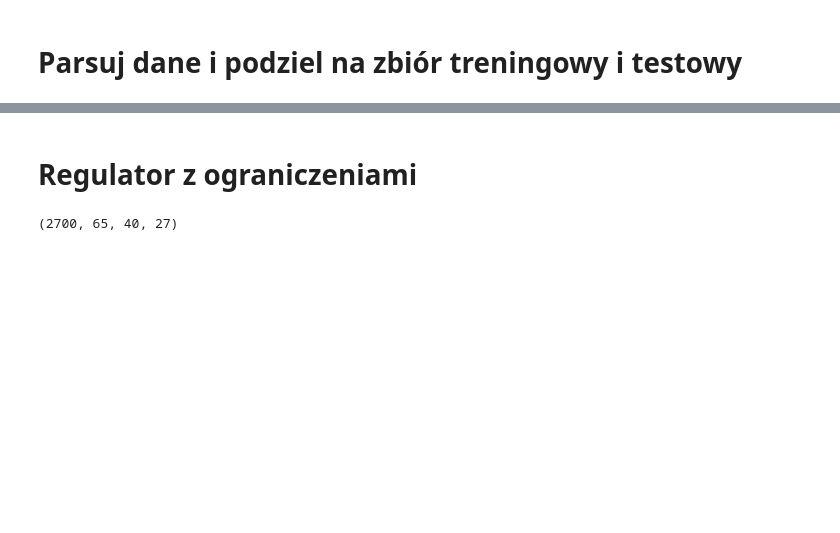
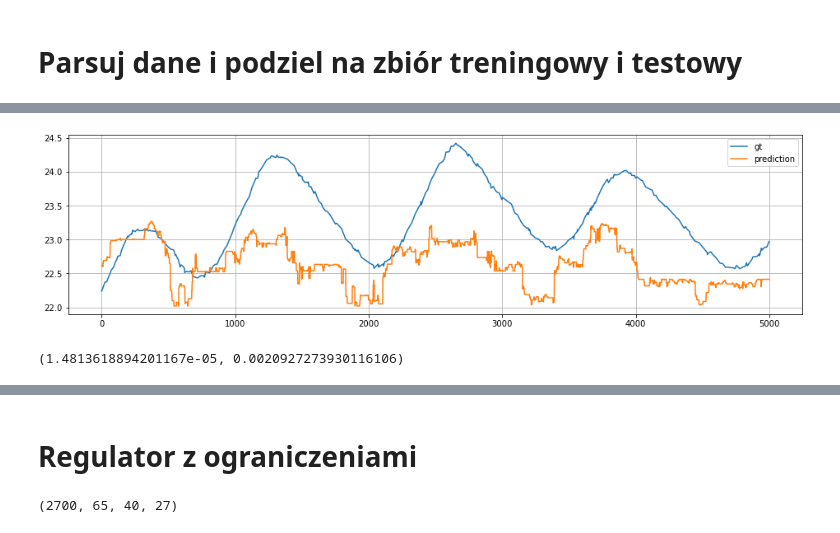
Before and after one commit to HARDCODED-PL/CuValley, a Jupyter notebook: Pipeline.ipynb, the cells around one changed output, grey strips where cells are left out. Saved outputs shown, nothing was run; the diff lists cells and outputs as text; code cells hidden in the pictures; blank space fills up the shorter version.

```diff
--- a/Pipeline.ipynb
+++ b/Pipeline.ipynb
@@ -88,0 +161,12 @@ Test:  -0.03679137153041164
+# %%
+plt.figure(figsize=(16,4));
+plt.plot(y_test[:5000], label='gt');
+plt.plot(hmg_output[:5000], label='prediction');
+plt.legend();
+plt.grid();
+# %% [output]
+[figure, added]
+# %%
+mean_squared_error(y_test[1:], y_test[:-1]), mean_absolute_error(y_test[1:], y_test[:-1])
+# %% [output]
+(1.4813618894201167e-05, 0.0020927273930116106)
```
Also changed, not shown: parts of 24 cells of this notebook, 8 other files.
